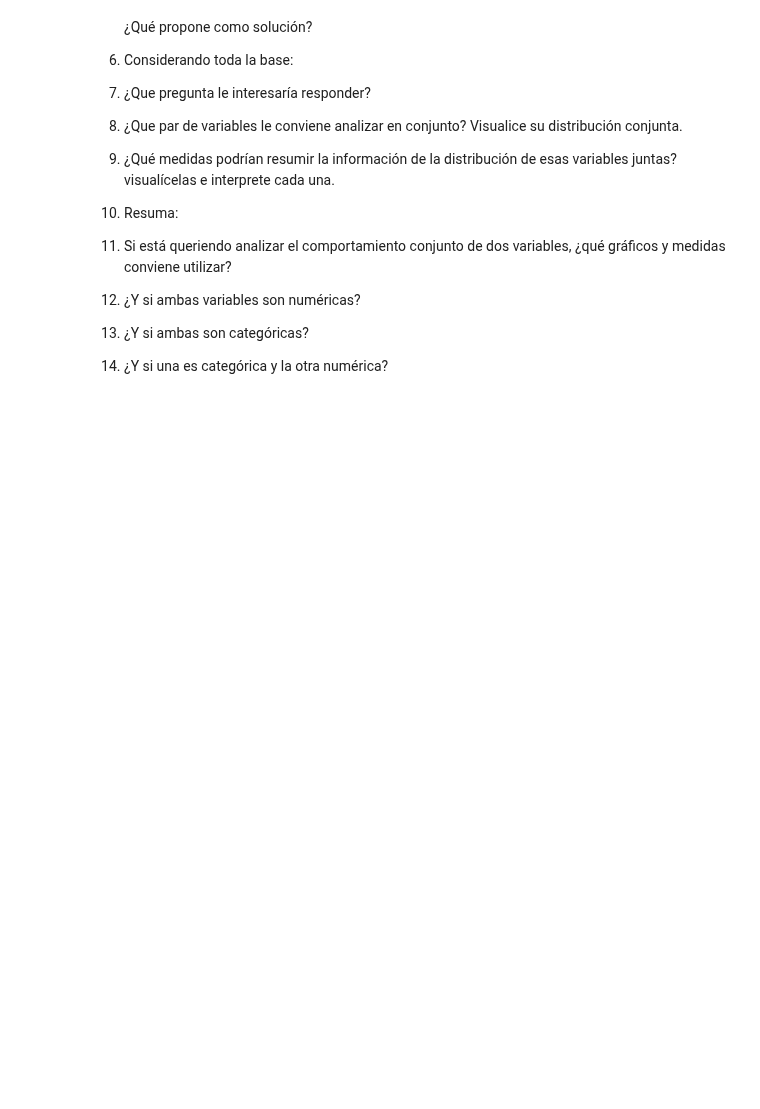
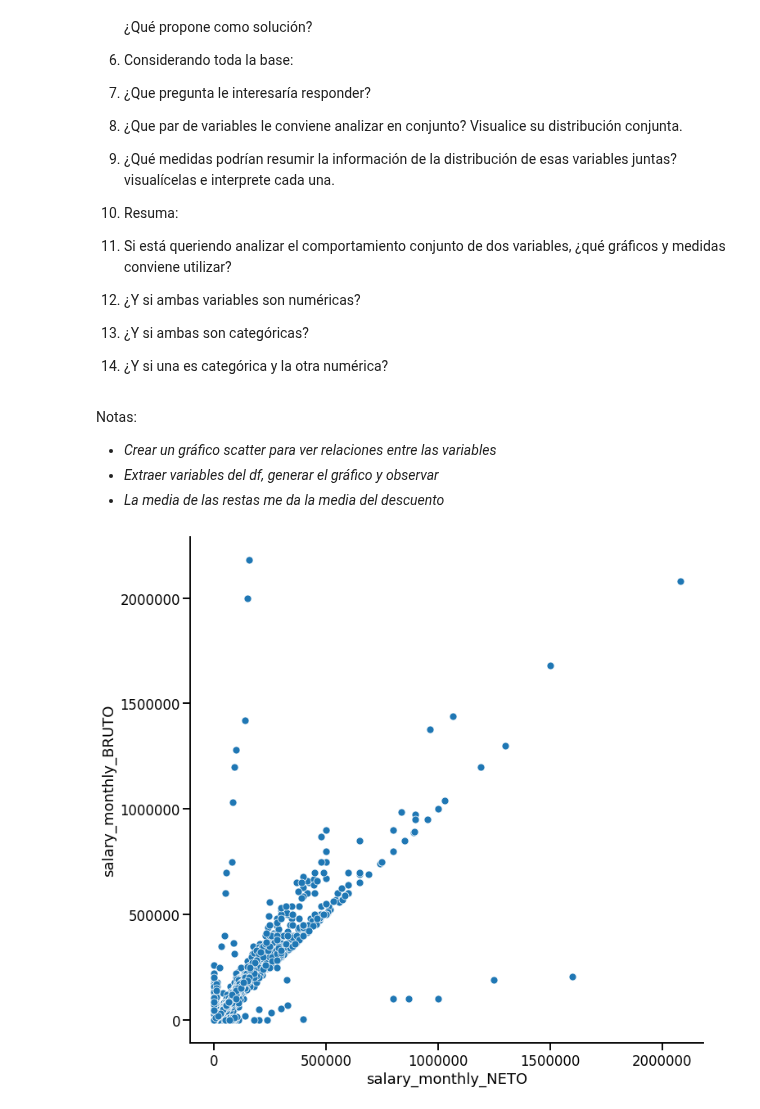
Before and after one commit to Natali-PP/diplodatos2021, a Jupyter notebook: AnalisiYVisualizacion/03_Distribuciones.ipynb, the cells around one changed output. Drawn from its saved outputs; the diff is of its cells as text; code cells hidden in the pictures; blank space fills up the shorter version.

```diff
--- a/AnalisiYVisualizacion/03_Distribuciones.ipynb
+++ b/AnalisiYVisualizacion/03_Distribuciones.ipynb
@@ -200,3 +200,18 @@ seaborn.jointplot(data=df[df.profile_age < max_age], x='profile_age',
   2. ¿Y si ambas variables son numéricas?
   3. ¿Y si ambas son categóricas?
   4. ¿Y si una es categórica y la otra numérica?
+# %% [markdown]
+Notas:
+- *Crear un gráfico scatter para ver relaciones entre las variables*
+- *Extraer variables del df, generar el gráfico y observar*
+- *La media de las restas me da la media del descuento*
+# %%
+# 1)
+max_age = 99
+seaborn.pairplot(data=df[df.profile_age < max_age], y_vars=['salary_monthly_BRUTO'],
+                 x_vars=['salary_monthly_NETO'],
+                 aspect=1, height=10)
+plt.ticklabel_format(style='plain', axis='y')
+plt.ticklabel_format(style='plain', axis='x')
+# %% [output]
+[figure, added]
```
Also changed, not shown: parts of 11 cells of this notebook.
